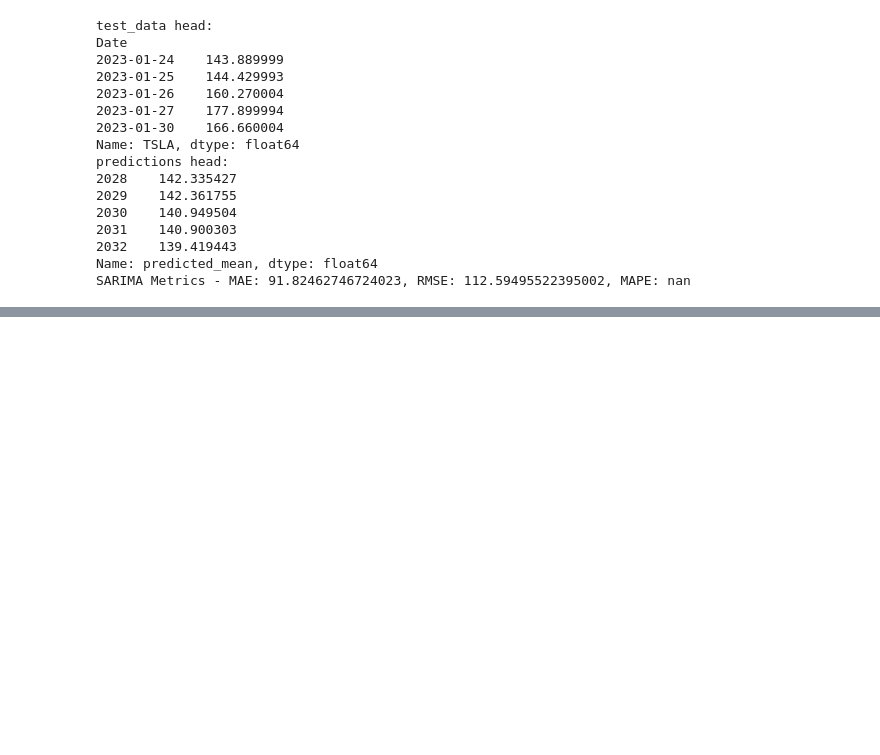
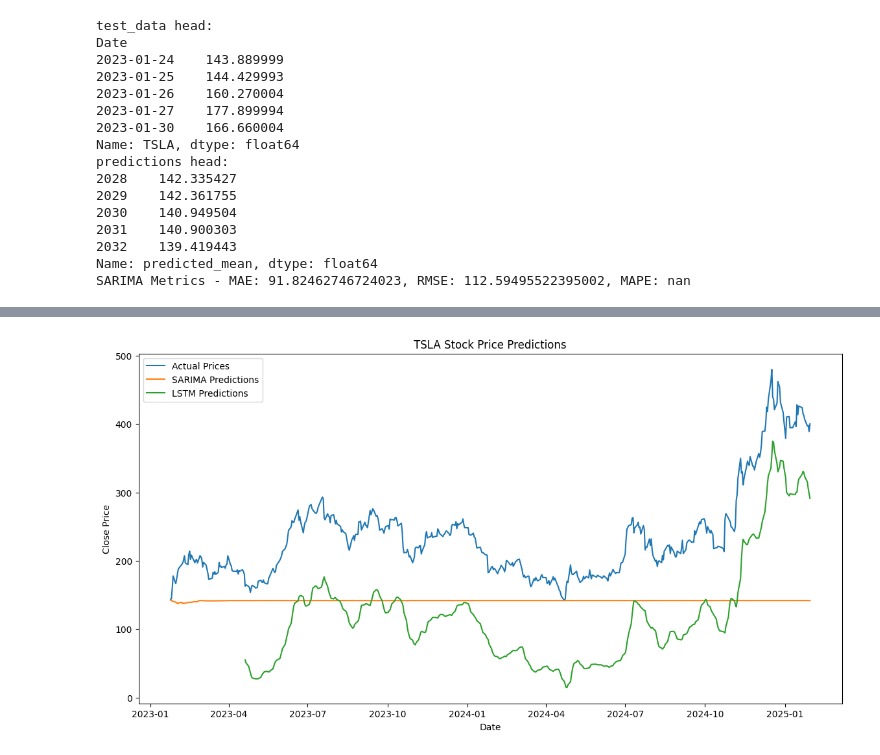
Before and after one commit to Natnahom/kaim-week-11, a Jupyter notebook: notebooks/timeSeries_forcasting.ipynb, the cells around one changed output, grey strips where cells are left out. Drawn from its saved outputs; the diff is of its cells as text; code cells hidden in the pictures; blank space fills up the shorter version.

```diff
--- a/notebooks/timeSeries_forcasting.ipynb
+++ b/notebooks/timeSeries_forcasting.ipynb
@@ -88,3 +88,9 @@ predictions head:
 2032    139.419443
 Name: predicted_mean, dtype: float64
 SARIMA Metrics - MAE: 91.82462746724023, RMSE: 112.59495522395002, MAPE: nan
+# %%
+# LSTM Model
+print("Training LSTM model...")
+lookback = 60
+X_train, y_train, scaler = prepare_lstm_data(train_data, lookback)
+X_test, y_test, _ = prepare_lstm_data(test_data, lookback)
@@ -90,0 +99,3 @@ SARIMA Metrics - MAE: 91.82462746724023, RMSE: 112.59495522395002, MAPE: nan
+# %%
+lstm_model = build_lstm_model((X_train.shape[1], 1))
+lstm_model.fit(X_train, y_train, epochs=20, batch_size=32, verbose=1)
@@ -90,0 +121,3 @@ SARIMA Metrics - MAE: 91.82462746724023, RMSE: 112.59495522395002, MAPE: nan
+# %%
+lstm_predictions, lstm_mae, lstm_rmse, lstm_mape = evaluate_lstm(lstm_model, X_test, y_test, scaler)
+print(f"LSTM Metrics - MAE: {lstm_mae}, RMSE: {lstm_rmse}, MAPE: {lstm_mape}")
@@ -90,0 +129,13 @@ SARIMA Metrics - MAE: 91.82462746724023, RMSE: 112.59495522395002, MAPE: nan
+# %%
+# Plot Results
+plt.figure(figsize=(14, 7))
+plt.plot(test_data.index, test_data['TSLA'], label='Actual Prices')
+plt.plot(test_data.index, sarima_predictions, label='SARIMA Predictions')
+plt.plot(test_data.index[-len(lstm_predictions):], lstm_predictions, label='LSTM Predictions')
+plt.title('TSLA Stock Price Predictions')
+plt.xlabel('Date')
+plt.ylabel('Close Price')
+plt.legend()
+plt.show()
+# %% [output]
+[figure, added]
```
Also changed, not shown: parts of 4 cells of this notebook.
